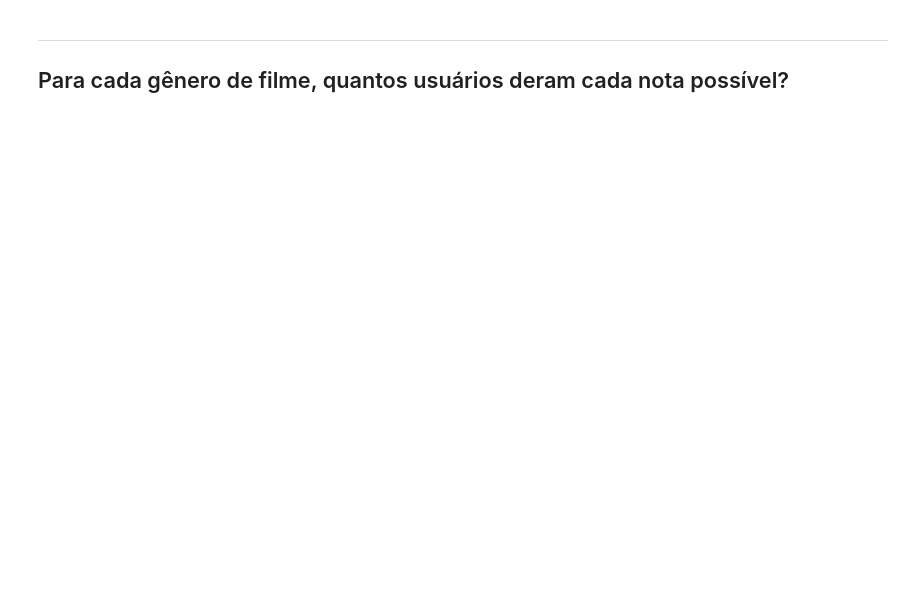
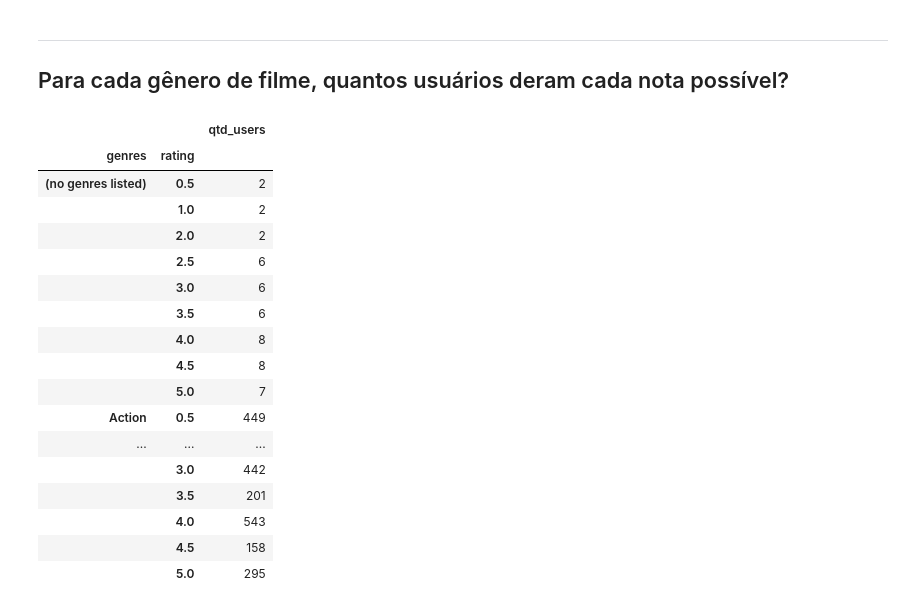
Before and after one commit to dehscardoso/projeto-lets-boti, a Jupyter notebook: movie_lens/movie_lens.ipynb, the cells around one changed output. Drawn from its saved outputs; the diff is of its cells as text; code cells hidden in the pictures; blank space fills up the shorter version.

```diff
--- a/movie_lens/movie_lens.ipynb
+++ b/movie_lens/movie_lens.ipynb
@@ -22,6 +22,10 @@
 # %%
 # Importando bibliotecas
 import pandas as pd
+import seaborn as sns
+
+# configurando valor máximo de observações para 200
+pd.set_option('display.max_rows', 200)
 # %%
 # Carregando dados
 movies_df = pd.read_csv('data/movies.csv')
@@ -125,3 +214,25 @@ ratings.loc[(ratings.movieId == 2571), 'rating'].mean()
 # %% [markdown]
 ---
 ## Para cada gênero de filme, quantos usuários deram cada nota possível?
+# %%
+df = movies_ratings_df.groupby(['genres', 'rating'])['userId'].count().to_frame('qtd_users')
+df
+# %% [output]
+|  |  | qtd_users |
+| genres | rating |  |
+| (no genres listed) | 0.5 | 2 |
+|  | 1.0 | 2 |
+|  | 2.0 | 2 |
+|  | 2.5 | 6 |
+|  | 3.0 | 6 |
+|  | 3.5 | 6 |
+|  | 4.0 | 8 |
+|  | 4.5 | 8 |
+|  | 5.0 | 7 |
+| Action | 0.5 | 449 |
+| ... | ... | ... |
+|  | 3.0 | 442 |
+|  | 3.5 | 201 |
+|  | 4.0 | 543 |
+|  | 4.5 | 158 |
+|  | 5.0 | 295 |
```
Also changed, not shown: parts of 20 cells of this notebook, 3 other files.
